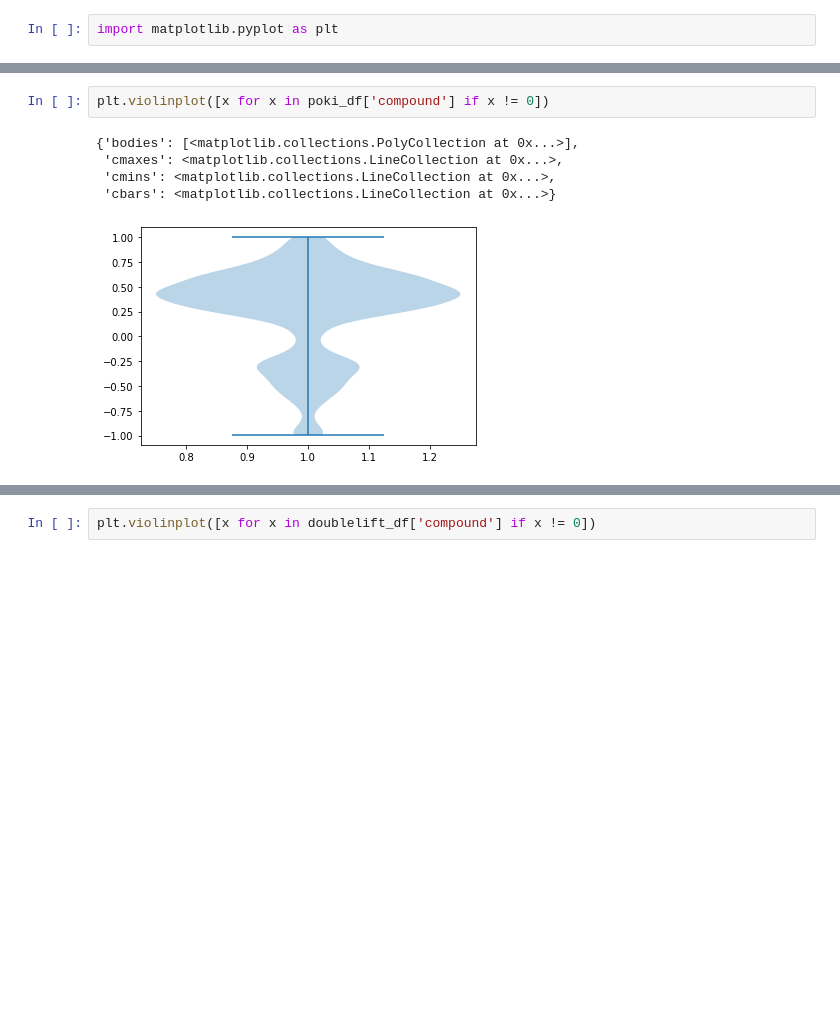
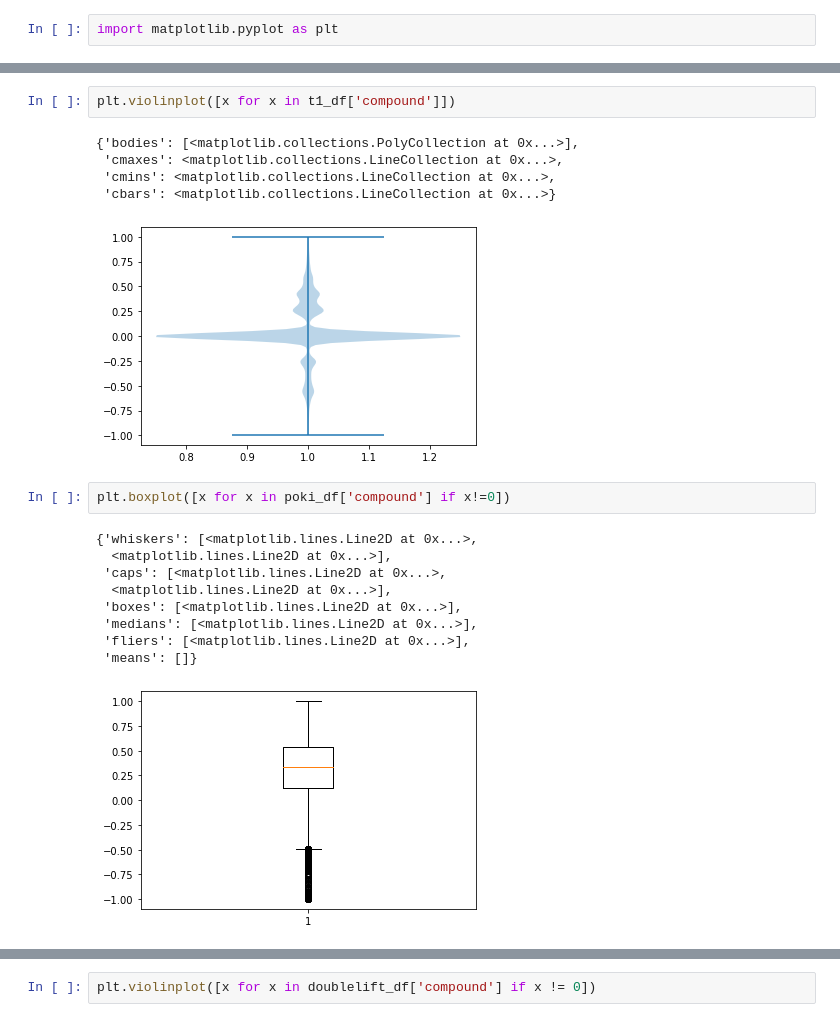
Before and after one commit to Clrizy/infoviz-twitch-chat, a Jupyter notebook: chat_sentiment.ipynb, the cells around one changed output, grey strips where cells are left out. Drawn from its saved outputs; the diff is of its cells as text; blank space fills up the shorter version.

```diff
--- a/chat_sentiment.ipynb
+++ b/chat_sentiment.ipynb
@@ -93,8 +108,20 @@ plt.violinplot([x for x in t1_df['compound'] if x != 0])
+# %%
+plt.violinplot([x for x in t1_df['compound']])
+# %% [output]
+{'bodies': [<matplotlib.collections.PolyCollection at 0x...>],
+ 'cmaxes': <matplotlib.collections.LineCollection at 0x...>,
+ 'cmins': <matplotlib.collections.LineCollection at 0x...>,
+ 'cbars': <matplotlib.collections.LineCollection at 0x...>}
+[figure, added]
 # %%
-plt.violinplot([x for x in poki_df['compound'] if x != 0])
+plt.boxplot([x for x in poki_df['compound'] if x!=0])
 # %% [output]
-{'bodies': [<matplotlib.collections.PolyCollection at 0x...>],
- 'cmaxes': <matplotlib.collections.LineCollection at 0x...>,
- 'cmins': <matplotlib.collections.LineCollection at 0x...>,
- 'cbars': <matplotlib.collections.LineCollection at 0x...>}
+{'whiskers': [<matplotlib.lines.Line2D at 0x...>,
+  <matplotlib.lines.Line2D at 0x...>],
+ 'caps': [<matplotlib.lines.Line2D at 0x...>,
+  <matplotlib.lines.Line2D at 0x...>],
+ 'boxes': [<matplotlib.lines.Line2D at 0x...>],
+ 'medians': [<matplotlib.lines.Line2D at 0x...>],
+ 'fliers': [<matplotlib.lines.Line2D at 0x...>],
+ 'means': []}
-[figure, old version]
+[figure, new version]
```
Also changed, not shown: parts of 9 cells of this notebook, 4 other files.
